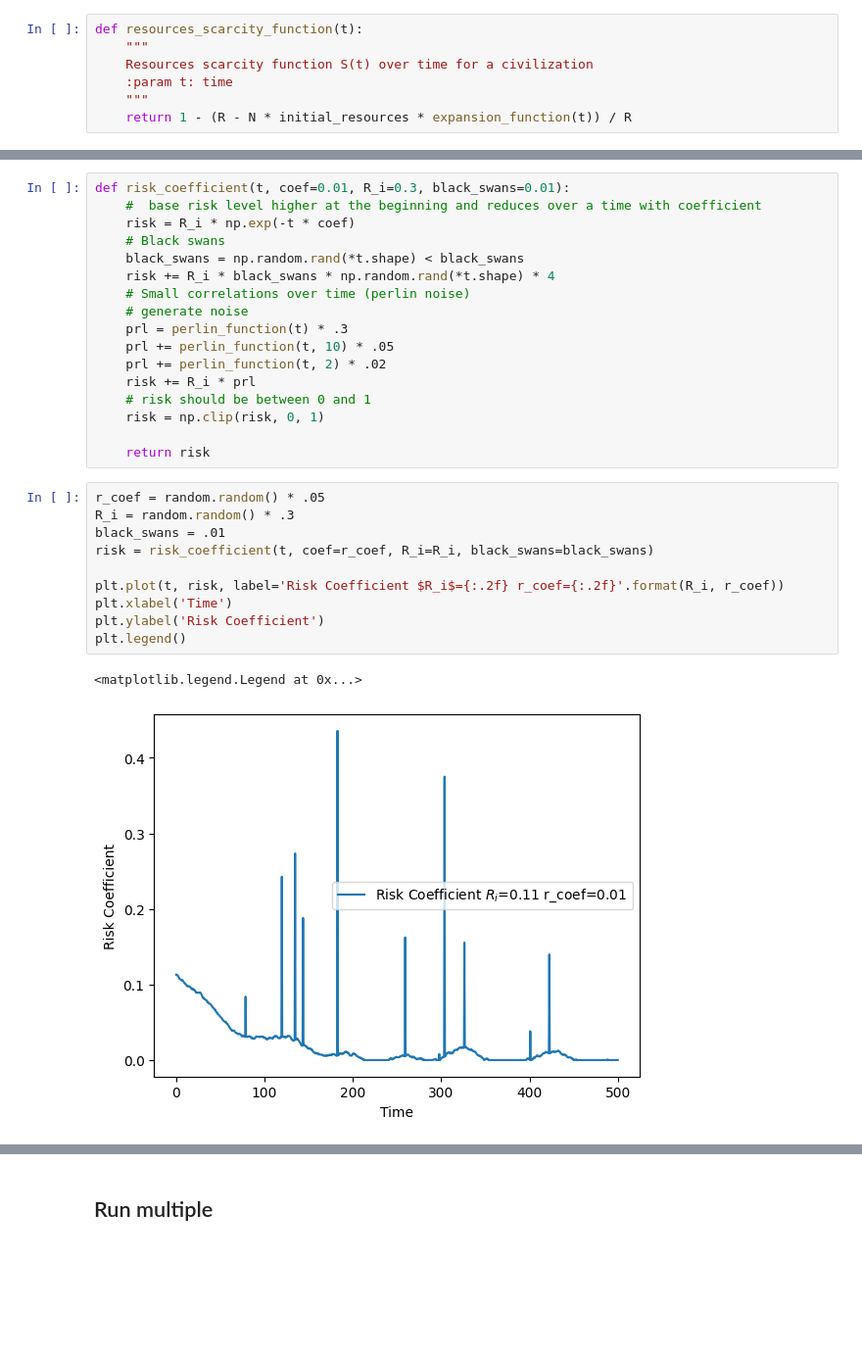
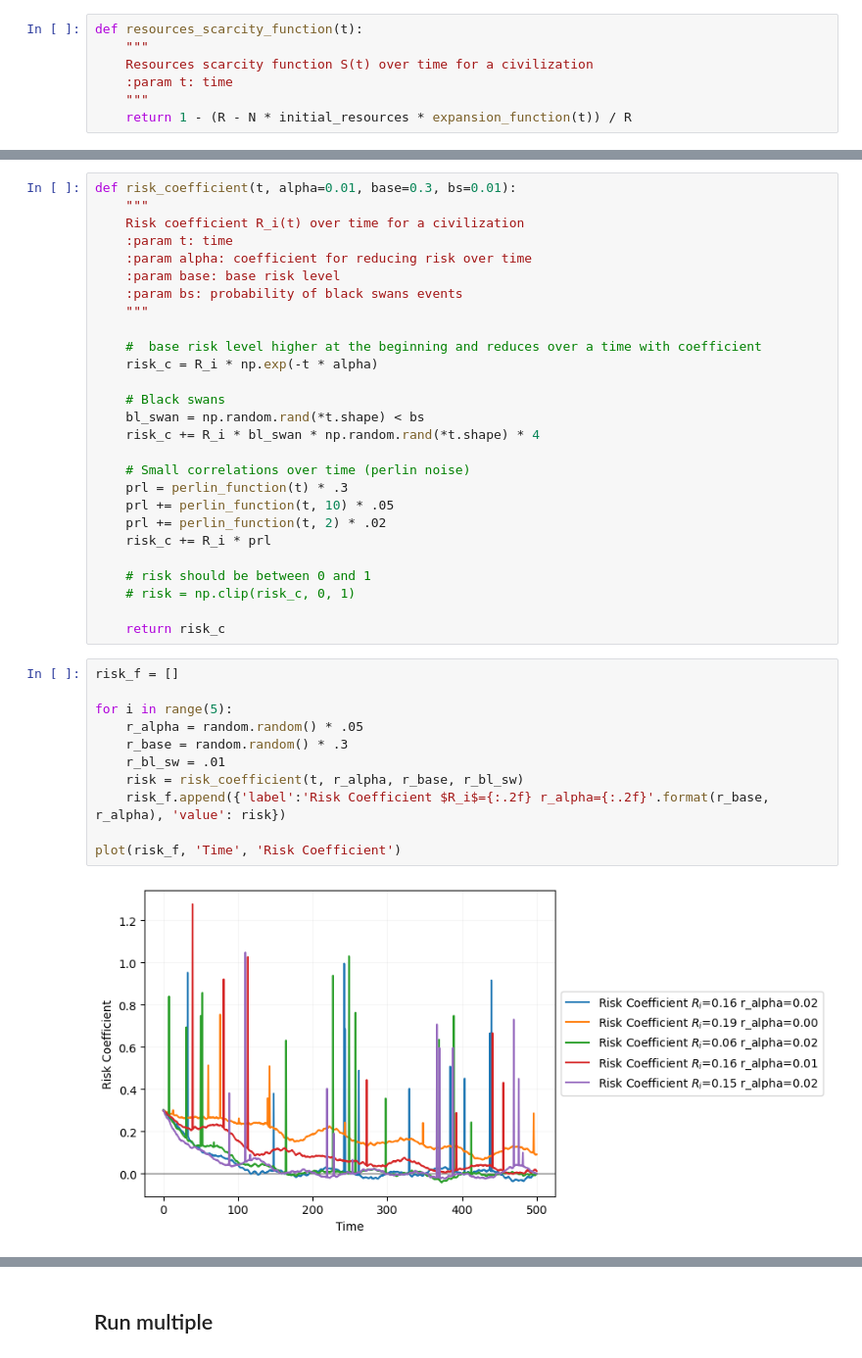
Before and after one commit to Ajasra/DarkForestH, a Jupyter notebook: darkforest.ipynb, the cells around one changed output, grey strips where cells are left out. Shown at 98% size. Drawn from its saved outputs; the diff is of its cells as text; blank space fills up the shorter version.

```diff
--- a/darkforest.ipynb
+++ b/darkforest.ipynb
@@ -159,34 +202,44 @@ R_i(t) = R_i \cdot e^{-t \cdot \text{coef}} + R_i \cdot \text{black\_swans} \cdo
 \end{equation}
 $$
 # %%
-def risk_coefficient(t, coef=0.01, R_i=0.3, black_swans=0.01):
+def risk_coefficient(t, alpha=0.01, base=0.3, bs=0.01):
+    """
+    Risk coefficient R_i(t) over time for a civilization
+    :param t: time
+    :param alpha: coefficient for reducing risk over time
+    :param base: base risk level
+    :param bs: probability of black swans events
+    """
+
     #  base risk level higher at the beginning and reduces over a time with coefficient
-    risk = R_i * np.exp(-t * coef)
+    risk_c = R_i * np.exp(-t * alpha)
+
     # Black swans
-    black_swans = np.random.rand(*t.shape) < black_swans
-    risk += R_i * black_swans * np.random.rand(*t.shape) * 4
+    bl_swan = np.random.rand(*t.shape) < bs
+    risk_c += R_i * bl_swan * np.random.rand(*t.shape) * 4
+
     # Small correlations over time (perlin noise)
-    # generate noise
     prl = perlin_function(t) * .3
     prl += perlin_function(t, 10) * .05
     prl += perlin_function(t, 2) * .02
-    risk += R_i * prl
+    risk_c += R_i * prl
+
     # risk should be between 0 and 1
-    risk = np.clip(risk, 0, 1)
+    # risk = np.clip(risk_c, 0, 1)
 
-    return risk
+    return risk_c
 # %%
-r_coef = random.random() * .05
-R_i = random.random() * .3
-black_swans = .01
-risk = risk_coefficient(t, coef=r_coef, R_i=R_i, black_swans=black_swans)
+risk_f = []
 
-plt.plot(t, risk, label='Risk Coefficient $R_i$={:.2f} r_coef={:.2f}'.format(R_i, r_coef))
-plt.xlabel('Time')
-plt.ylabel('Risk Coefficient')
-plt.legend()
+for i in range(5):
+    r_alpha = random.random() * .05
+    r_base = random.random() * .3
+    r_bl_sw = .01
+    risk = risk_coefficient(t, r_alpha, r_base, r_bl_sw)
+    risk_f.append({'label':'Risk Coefficient $R_i$={:.2f} r_alpha={:.2f}'.format(r_base, r_alpha), 'value': risk})
+
+plot(risk_f, 'Time', 'Risk Coefficient')
 # %% [output]
-<matplotlib.legend.Legend at 0x...>
-[figure, old version]
+[figure, new version]
 # %% [markdown]
 ### Black swans for the advanced technology or knowledge
```
Also changed, not shown: parts of 31 cells of this notebook.
